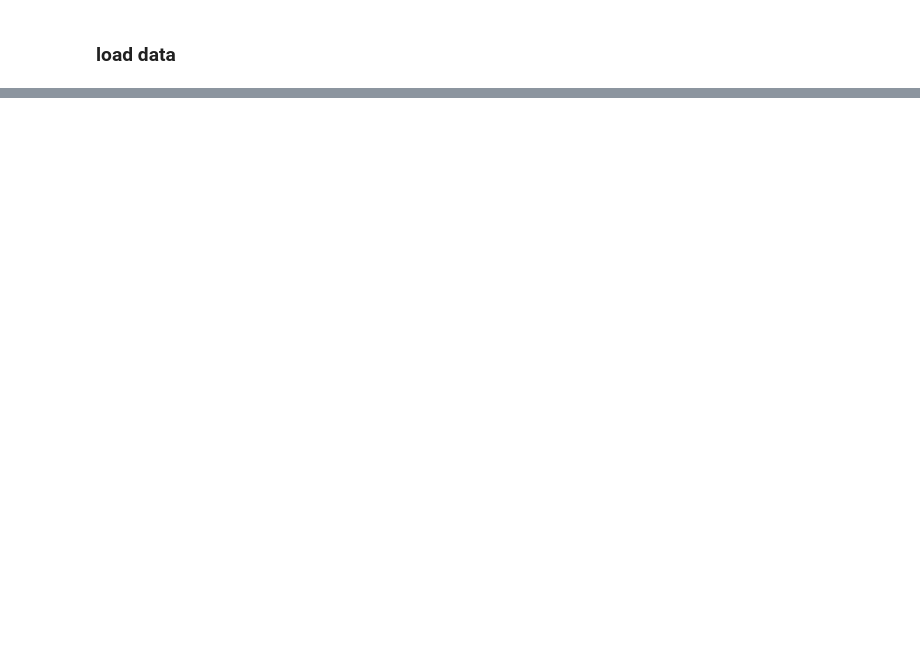
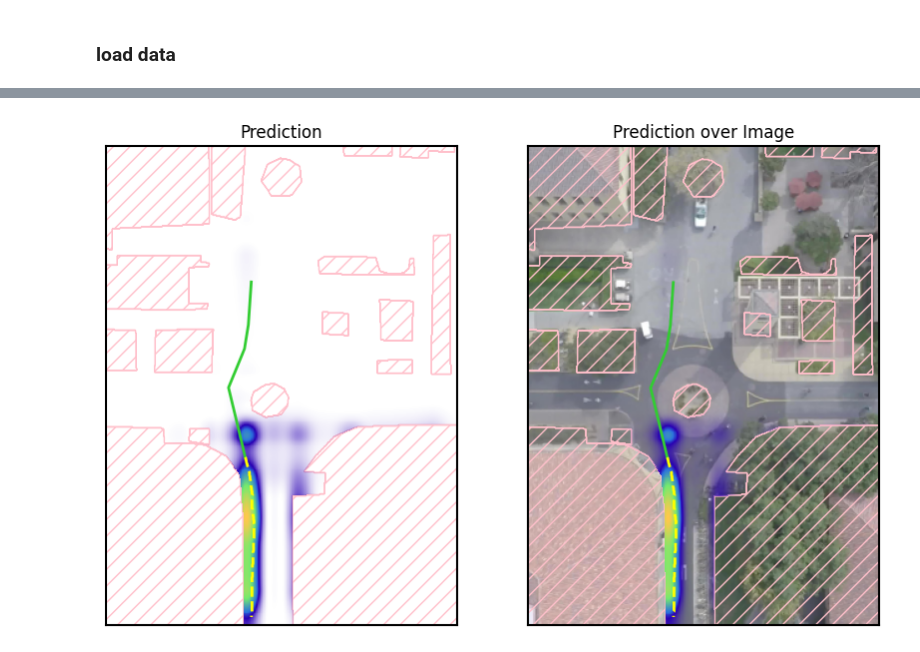
Before and after one commit to april-tools/pal, a Jupyter notebook: analysis/plot_trajectory.ipynb, the cells around one changed output, grey strips where cells are left out. Drawn from its saved outputs; the diff is of its cells as text; code cells hidden in the pictures; blank space fills up the shorter version.

Commit message:
added a notebook to showcase our model

```diff
--- a/analysis/plot_trajectory.ipynb
+++ b/analysis/plot_trajectory.ipynb
@@ -22,7 +19,7 @@ sdd = csdd.SDDSingleImageTrajectory(
 # %%
 import torch
 
-device = torch.device("cuda" if torch.cuda.is_available() else "cpu")
+device = torch.device("cuda:6" if torch.cuda.is_available() else "cpu")
 
 model_state = torch.load(os.path.join(data_path, 'sdd_spline_example.pth'),map_location=device)
 # %%
@@ -49,0 +45,88 @@ import analysis.plot_helper as helper
+# %%
+import analysis.plot_helper as plot_helper
+# reload plot_helper
+import importlib
+importlib.reload(plot_helper)
+
+mesh, mesh_grid, img_extent, valid = plot_helper.prepare_meshgrid(problem=sdd, resolution=500)
+
+border = plot_helper.prepare_border(problem=sdd, meshgrid=mesh_grid)
+# %%
+import matplotlib.pyplot as plt
+
+test_dataset = sdd.load_dataset().test
+
+test_idx = 26891
+
+# returns the full future for the remaining trajectory
+_, _, test_full_horizon = sdd.dataset.get_trajectories_prediction_full_horizon()
+
+x,y_future = test_full_horizon[test_idx]
+
+with torch.no_grad():
+    x_t = torch.tensor(x, dtype=torch.float32).reshape(-1)
+    distribution = spline_model(x_t.unsqueeze(0).to(device))
+    densities = distribution.log_dens(mesh.to(device), with_indicator=True).exp().cpu().numpy()
+    densities = densities.reshape(mesh_grid[0].shape).T
+
+plt_extent = [0, img_extent[1], img_extent[3], 0]
+
+
+fig, axs = plt.subplots(1, 2, figsize=(10, 10))
+ax = axs[0]
+plot_helper.plot_diverging(
+    the_ax=ax,
+    data=densities,
+    valid=valid,
+    border=border.T,
+    img_extent=plt_extent,
+    with_contour=True,
+    with_valid=False,
+    hatched=True,
+    plot_borders_below=True,
+    the_cmap=plot_helper.blue_red8_transparent,
+)
+
+scale = sdd.dataset.get_scale()
+
+ax.plot(x[:,0], x[:,1], color="limegreen", linewidth=2.0)
+ax.plot(y_future[:,0], y_future[:,1], color='yellow', linestyle='--', label='Test Y', linewidth=2.0)
+
+ax.set_title(f"Prediction")
+
+ax = axs[1]
+ax.imshow(sdd.dataset.image)
+
+plt_extent = [0, sdd.dataset.image.shape[1], sdd.dataset.image.shape[0], 0]
+
+plot_helper.plot_diverging(
+    the_ax=ax,
+    data=densities,
+    valid=valid,
+    border=border.T,
+    img_extent=plt_extent,
+    with_contour=True,
+    with_valid=False,
+    hatched=True,
+    plot_borders_below=True,
+    the_cmap=plot_helper.blue_red8_transparent,
+)
+
+ax.set_title(f"Prediction over Image")
+# add a black border to the image
+# frame a bit thicker
+for spine in ax.spines.values():
+    spine.set_linewidth(1.5)
+
+ax.plot(x[:,0] / sdd.dataset.scale, x[:,1] / sdd.dataset.scale, color="limegreen", linewidth=2.0)
+ax.plot(y_future[:,0] / sdd.dataset.scale, y_future[:,1] / sdd.dataset.scale, color='yellow', linestyle='--', label='Test Y', linewidth=2.0)
+
+plt.savefig(
+    os.path.join(data_path, "sdd_spline_example.png"),
+    bbox_inches='tight',
+    dpi=300,
+)
+
+plt.show()
+# %% [output]
+[figure, added]
```
Also changed, not shown: parts of 5 cells of this notebook, 5 other files.
